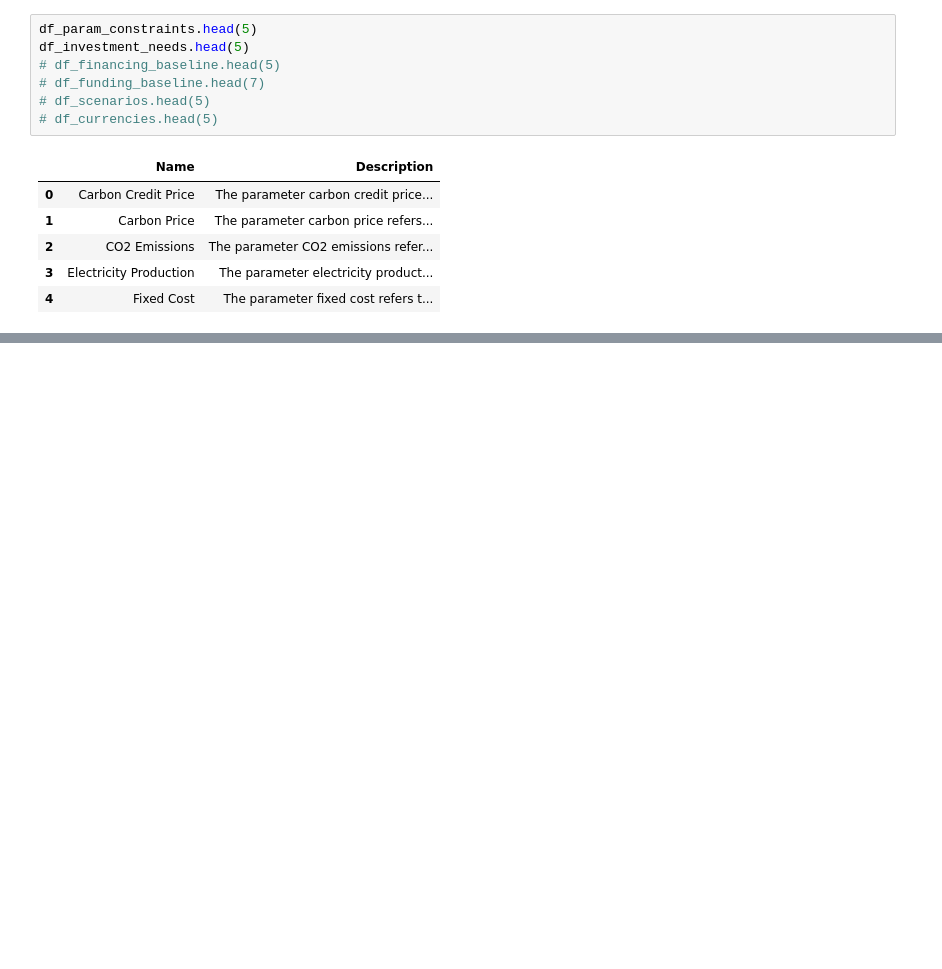
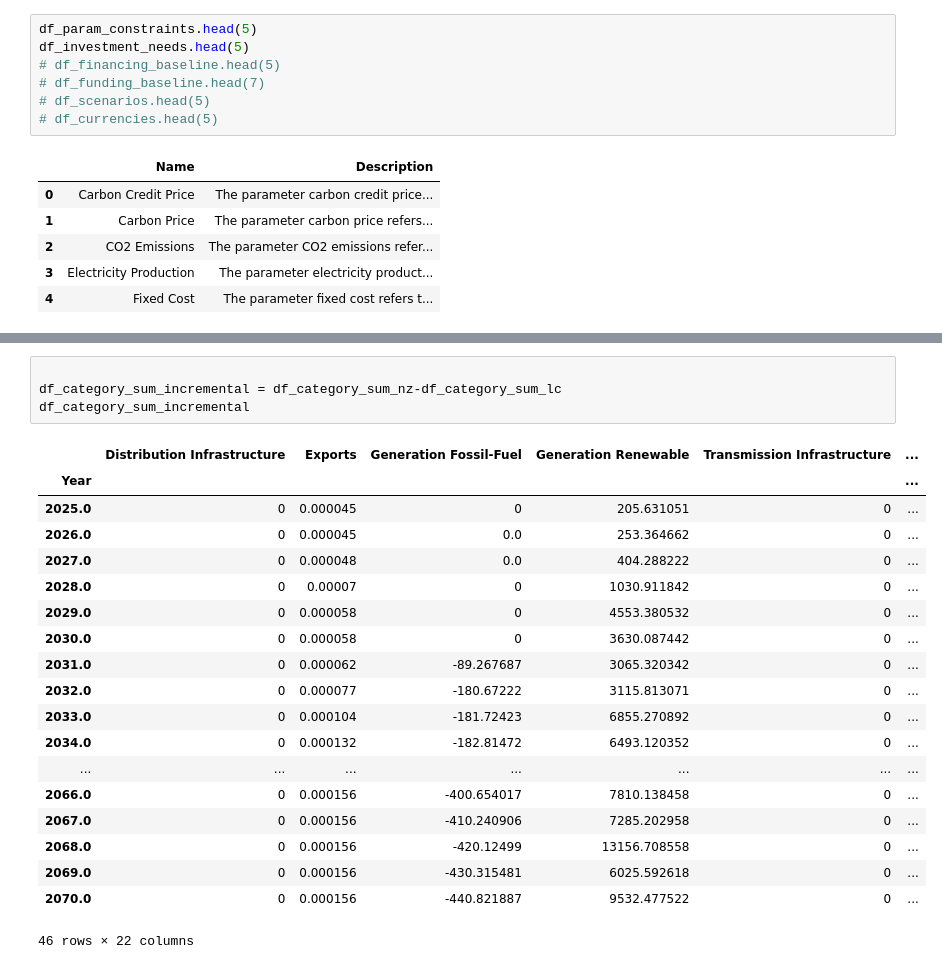
Before and after one commit to MINFinModel/minfin-py-public-release, a Jupyter notebook: addtional_input.ipynb, the cells around one changed output, grey strips where cells are left out. Cells and saved outputs as stored; diff of their text form; blank space fills up the shorter version.

```diff
--- a/addtional_input.ipynb
+++ b/addtional_input.ipynb
@@ -83,0 +575,24 @@ df_investment_needs.head(5)
+# %%
+
+df_category_sum_incremental = df_category_sum_nz-df_category_sum_lc
+df_category_sum_incremental
+# %% [output]
+|  | Distribution Infrastructure | Exports | Generation Fossil-Fuel | Generation Renewable | Transmission Infrastructure | ... |
+| Year |  |  |  |  |  | ... |
+| 2025.0 | 0 | 0.000045 | 0 | 205.631051 | 0 | ... |
+| 2026.0 | 0 | 0.000045 | 0.0 | 253.364662 | 0 | ... |
+| 2027.0 | 0 | 0.000048 | 0.0 | 404.288222 | 0 | ... |
+| 2028.0 | 0 | 0.00007 | 0 | 1030.911842 | 0 | ... |
+| 2029.0 | 0 | 0.000058 | 0 | 4553.380532 | 0 | ... |
+| 2030.0 | 0 | 0.000058 | 0 | 3630.087442 | 0 | ... |
+| 2031.0 | 0 | 0.000062 | -89.267687 | 3065.320342 | 0 | ... |
+| 2032.0 | 0 | 0.000077 | -180.67222 | 3115.813071 | 0 | ... |
+| 2033.0 | 0 | 0.000104 | -181.72423 | 6855.270892 | 0 | ... |
+| 2034.0 | 0 | 0.000132 | -182.81472 | 6493.120352 | 0 | ... |
+| ... | ... | ... | ... | ... | ... | ... |
+| 2066.0 | 0 | 0.000156 | -400.654017 | 7810.138458 | 0 | ... |
+| 2067.0 | 0 | 0.000156 | -410.240906 | 7285.202958 | 0 | ... |
+| 2068.0 | 0 | 0.000156 | -420.12499 | 13156.708558 | 0 | ... |
+| 2069.0 | 0 | 0.000156 | -430.315481 | 6025.592618 | 0 | ... |
+| 2070.0 | 0 | 0.000156 | -440.821887 | 9532.477522 | 0 | ... |
+46 rows × 22 columns
```
Also changed, not shown: parts of 36 cells of this notebook, 5 other files.
